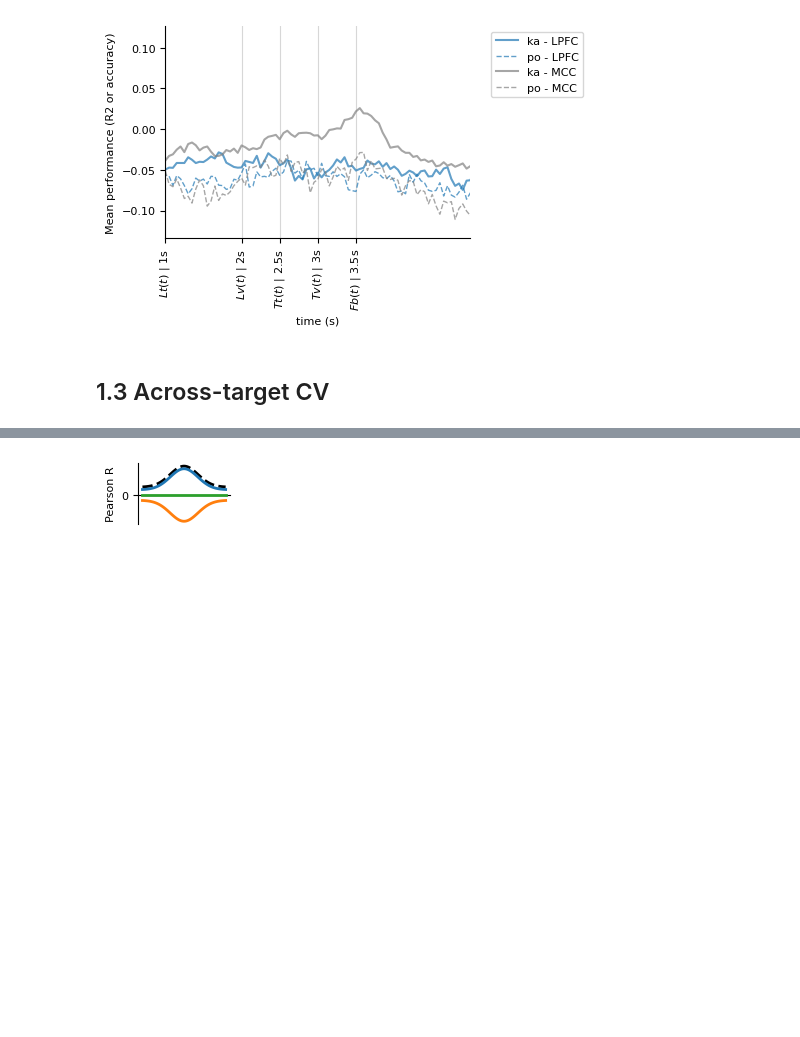
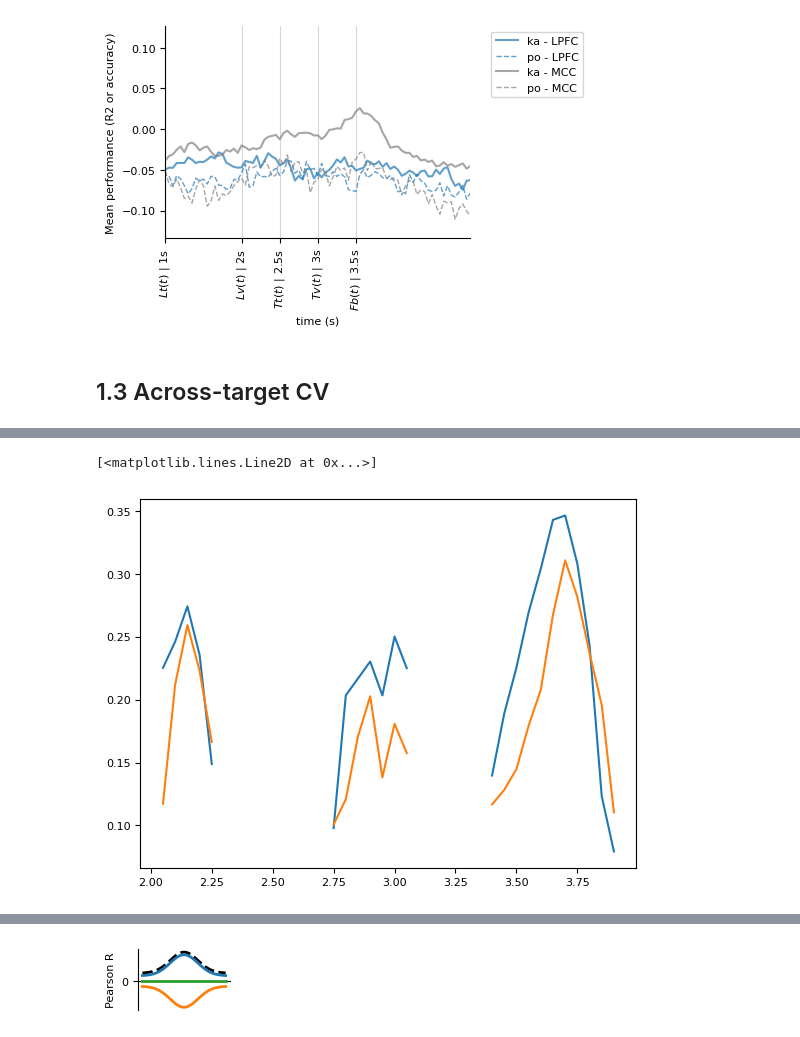
Before and after one commit to ungzs1/popy_05, a Jupyter notebook: notebooks/population_decoding/time_resolved_decoding_results.ipynb, the cells around one changed output, grey strips where cells are left out. Drawn from its saved outputs; the diff is of its cells as text; code cells hidden in the pictures; blank space fills up the shorter version.

```diff
--- a/notebooks/population_decoding/time_resolved_decoding_results.ipynb
+++ b/notebooks/population_decoding/time_resolved_decoding_results.ipynb
@@ -609,3 +621,12 @@ for mid, monkey in enumerate(['ka', 'po']):
+# %%
+x = res_target_po_cv.sel(session='po_240921', area='MCC')
+y = res_target_po_tcv.sel(session='po_240921', area='MCC')
+
+plt.plot(res_target_po_cv.time, x)
+plt.plot(res_target_po_cv.time, y)
+# %% [output]
+[<matplotlib.lines.Line2D at 0x...>]
+[figure, added]
 # %%
 # plot heatmap
 w = 20  # cm for paper: 3
```
Also changed, not shown: parts of 5 cells of this notebook, 28 other files.
